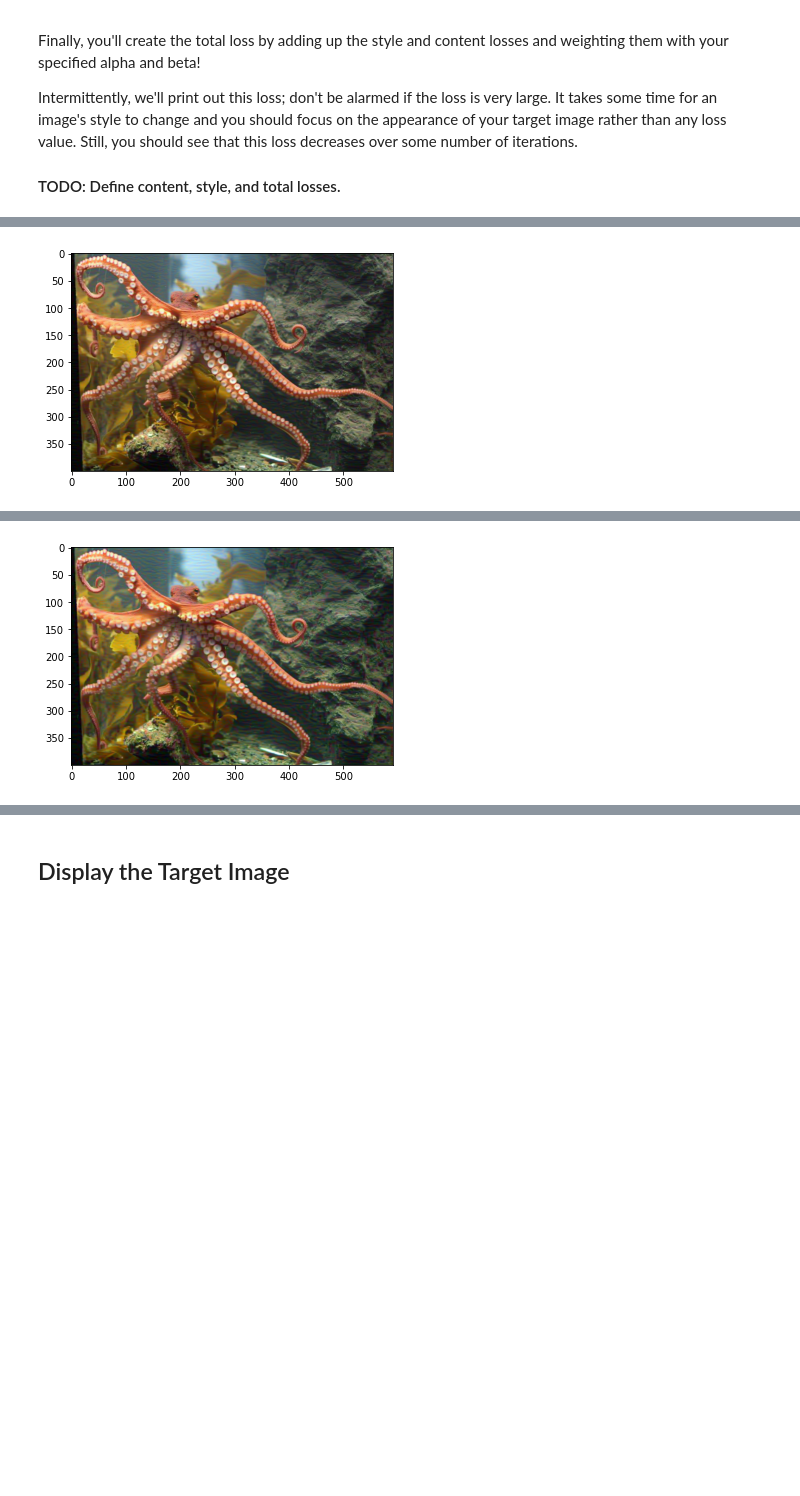
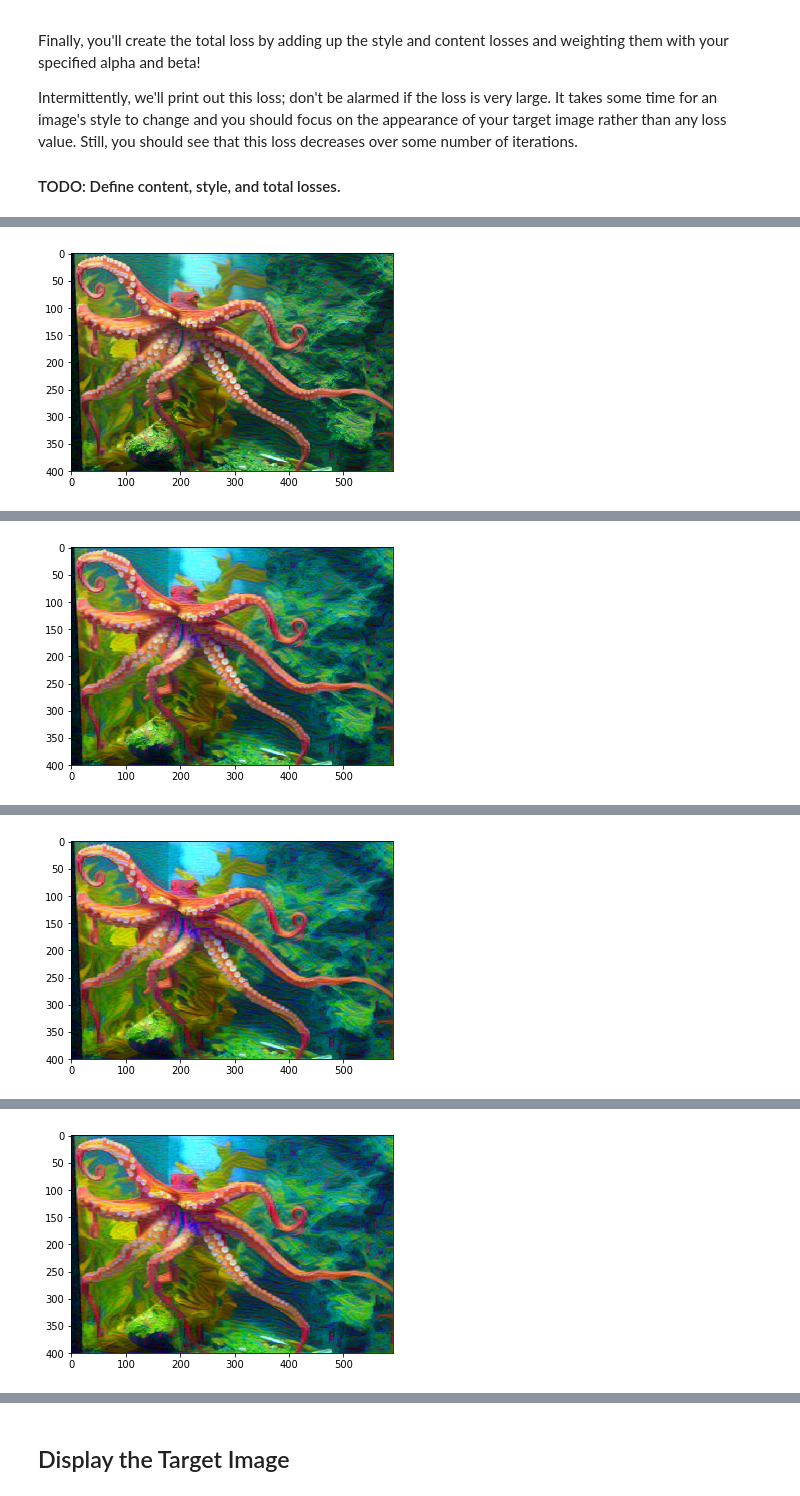
Before and after one commit to sclark2006/dl-nanodegree-exercises, a Jupyter notebook: style-transfer/Style_Transfer_Exercise.ipynb, the cells around one changed output, grey strips where cells are left out. Cells and saved outputs as stored; diff of their text form; code cells hidden in the pictures; blank space fills up the shorter version.

Commit message:
feat: Style Transfer exercise run on GPU
Run for 2000 steps on GPU. The style transfer effects can be clearly noticed.

```diff
--- a/style-transfer/Style_Transfer_Exercise.ipynb
+++ b/style-transfer/Style_Transfer_Exercise.ipynb
@@ -80,11 +80,8 @@ Additionally, it will be easier to have smaller images and to squish the content
 def load_image(img_path, max_size=400, shape=None):
     ''' Load in and transform an image, making sure the image
        is <= 400 pixels in the x-y dims.'''
-    if "http" in img_path:
-        response = requests.get(img_path)
-        image = Image.open(BytesIO(response.content)).convert('RGB')
-    else:
-        image = Image.open(img_path).convert('RGB')
+
+    image = Image.open(img_path).convert('RGB')
 
     # large images will slow down processing
     if max(image.size) > max_size:
@@ -176,8 +173,7 @@ def get_features(image, model, layers=None):
     ## Need the layers for the content and style representations of an image
 
     if layers is None:
-        layers = {
-                  '0': 'conv1_1',
+        layers = {'0': 'conv1_1',
                   '2': 'conv1_2',
                   '5': 'conv2_1',
                   '7': 'conv2_2',
@@ -301,11 +297,11 @@ Intermittently, we'll print out this loss; don't be alarmed if the loss is very
 #### TODO: Define content, style, and total losses.
 # %%
 # for displaying the target image, intermittently
-show_every = 50
+show_every = 400
 
 # iteration hyperparameters
 optimizer = optim.Adam([target], lr=0.003)
-steps = 100  # decide how many iterations to update your image (5000)
+steps = 2000  # decide how many iterations to update your image (5000)
 
 for ii in range(1, steps+1):
 
@@ -355 +351 @@ Total loss:  578027136.0
-[figure, old version]
+[figure, new version]
@@ -357 +353 @@ Total loss:  440616512.0
-[figure, old version]
+[figure, new version]
@@ -357,0 +355 @@ Total loss:  440616512.0
+[figure, added]
@@ -357,0 +357 @@ Total loss:  440616512.0
+[figure, added]
```
Also changed, not shown: parts of 8 cells of this notebook.
